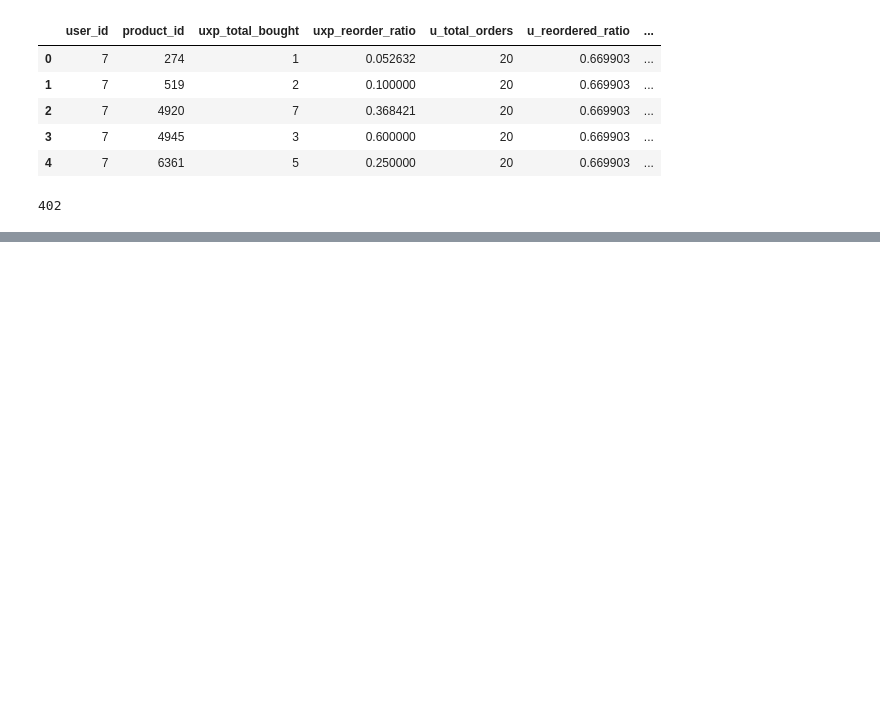
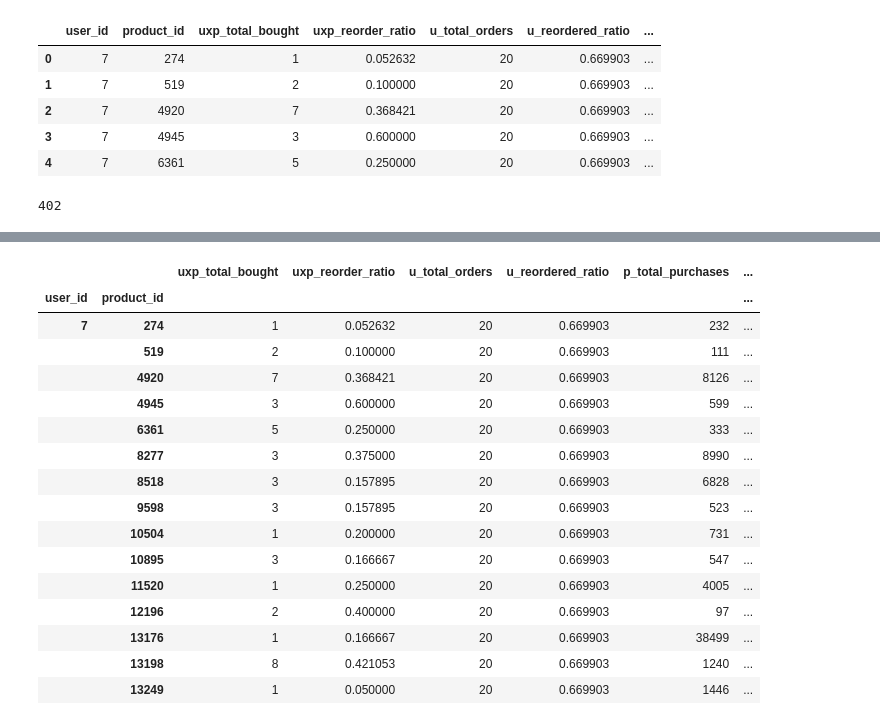
Before and after one commit to AmlanAlok/instacart-2017-project, a Jupyter notebook: Instacart_2017_XGBoost_1.ipynb, the cells around one changed output, grey strips where cells are left out. Saved outputs shown, nothing was run; the diff lists cells and outputs as text; code cells hidden in the pictures; blank space fills up the shorter version.

```diff
--- a/Instacart_2017_XGBoost_1.ipynb
+++ b/Instacart_2017_XGBoost_1.ipynb
@@ -360,0 +450,3 @@ gc.collect()
+# %%
+data_train['reordered'] = data_train['reordered'].fillna(0)
+data_train.head(15)
@@ -360,0 +470,22 @@ gc.collect()
+# %%
+#We set user_id and product_id as the index of the DF
+data_train = data_train.set_index(['user_id', 'product_id'])
+data_train.head(15)
+# %% [output]
+|  |  | uxp_total_bought | uxp_reorder_ratio | u_total_orders | u_reordered_ratio | p_total_purchases | ... |
+| user_id | product_id |  |  |  |  |  | ... |
+| 7 | 274 | 1 | 0.052632 | 20 | 0.669903 | 232 | ... |
+|  | 519 | 2 | 0.100000 | 20 | 0.669903 | 111 | ... |
+|  | 4920 | 7 | 0.368421 | 20 | 0.669903 | 8126 | ... |
+|  | 4945 | 3 | 0.600000 | 20 | 0.669903 | 599 | ... |
+|  | 6361 | 5 | 0.250000 | 20 | 0.669903 | 333 | ... |
+|  | 8277 | 3 | 0.375000 | 20 | 0.669903 | 8990 | ... |
+|  | 8518 | 3 | 0.157895 | 20 | 0.669903 | 6828 | ... |
+|  | 9598 | 3 | 0.157895 | 20 | 0.669903 | 523 | ... |
+|  | 10504 | 1 | 0.200000 | 20 | 0.669903 | 731 | ... |
+|  | 10895 | 3 | 0.166667 | 20 | 0.669903 | 547 | ... |
+|  | 11520 | 1 | 0.250000 | 20 | 0.669903 | 4005 | ... |
+|  | 12196 | 2 | 0.400000 | 20 | 0.669903 | 97 | ... |
+|  | 13176 | 1 | 0.166667 | 20 | 0.669903 | 38499 | ... |
+|  | 13198 | 8 | 0.421053 | 20 | 0.669903 | 1240 | ... |
+|  | 13249 | 1 | 0.050000 | 20 | 0.669903 | 1446 | ... |
```
Also changed, not shown: parts of 11 cells of this notebook.
